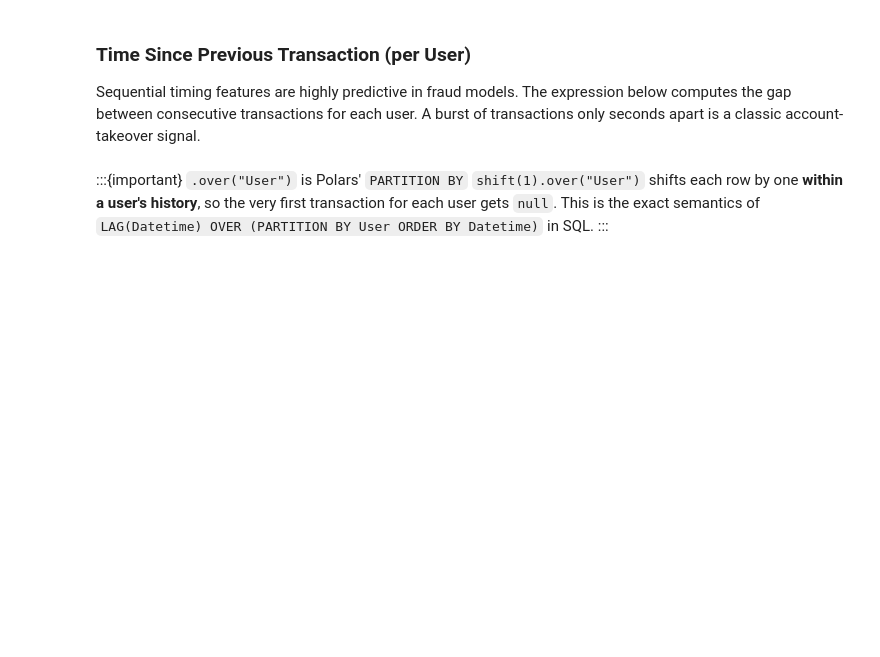
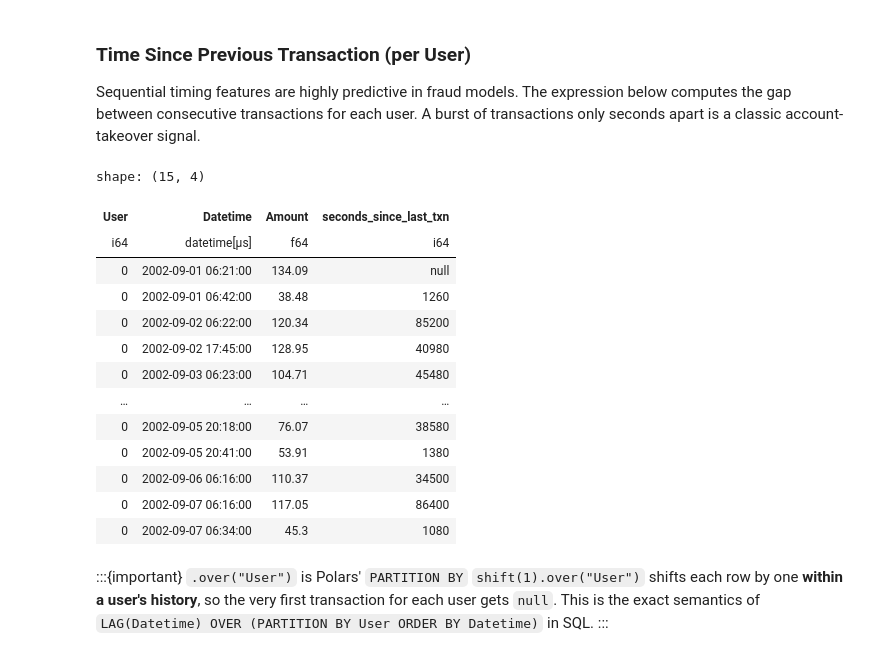
Before and after one commit to bdi593/textbook, a Jupyter notebook: content/credit-card-transactions/analyze-credit-card-transactions-with-polars.ipynb, the cells around one changed output. Saved outputs shown, nothing was run; the diff lists cells and outputs as text; code cells hidden in the pictures; blank space fills up the shorter version.

```diff
--- a/content/credit-card-transactions/analyze-credit-card-transactions-with-polars.ipynb
+++ b/content/credit-card-transactions/analyze-credit-card-transactions-with-polars.ipynb
@@ -481,17 +515,28 @@ expression below computes the gap between consecutive transactions for each
 user. A burst of transactions only seconds apart is a classic
 account-takeover signal.
 # %%
-df_with_gap = (
-    df_polars
-    .sort(["User", "Datetime"])
-    .with_columns(
-        (pl.col("Datetime") - pl.col("Datetime").shift(1).over("User"))
-        .dt.total_seconds()
-        .alias("seconds_since_last_txn")
-    )
+df_with_gap = df_polars.sort(["User", "Datetime"]).with_columns(
+    (pl.col("Datetime") - pl.col("Datetime").shift(1).over("User"))
+    .dt.total_seconds()
+    .alias("seconds_since_last_txn")
 )
 
 df_with_gap.select(["User", "Datetime", "Amount", "seconds_since_last_txn"]).head(15)
+# %% [output]
+shape: (15, 4)
+| User | Datetime | Amount | seconds_since_last_txn |
+| i64 | datetime[μs] | f64 | i64 |
+| 0 | 2002-09-01 06:21:00 | 134.09 | null |
+| 0 | 2002-09-01 06:42:00 | 38.48 | 1260 |
+| 0 | 2002-09-02 06:22:00 | 120.34 | 85200 |
+| 0 | 2002-09-02 17:45:00 | 128.95 | 40980 |
+| 0 | 2002-09-03 06:23:00 | 104.71 | 45480 |
+| … | … | … | … |
+| 0 | 2002-09-05 20:18:00 | 76.07 | 38580 |
+| 0 | 2002-09-05 20:41:00 | 53.91 | 1380 |
+| 0 | 2002-09-06 06:16:00 | 110.37 | 34500 |
+| 0 | 2002-09-07 06:16:00 | 117.05 | 86400 |
+| 0 | 2002-09-07 06:34:00 | 45.3 | 1080 |
 # %% [markdown]
 :::{important} `.over("User")` is Polars' `PARTITION BY`
 `shift(1).over("User")` shifts each row by one **within a user's history**, so
```
Also changed, not shown: parts of 7 cells of this notebook, 17 other files.
